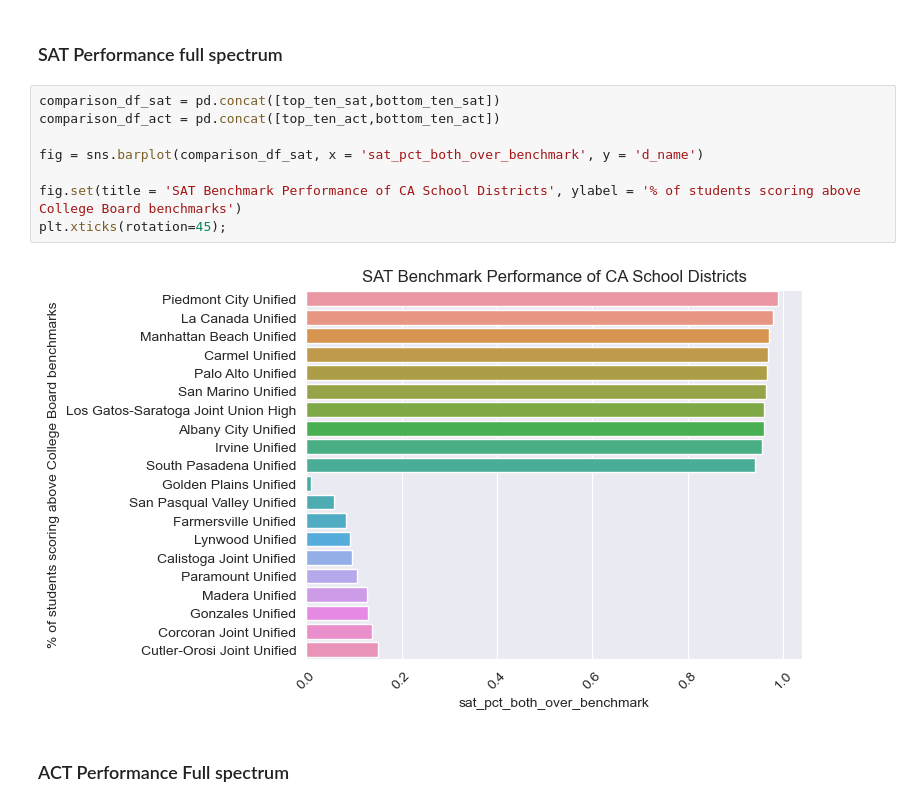
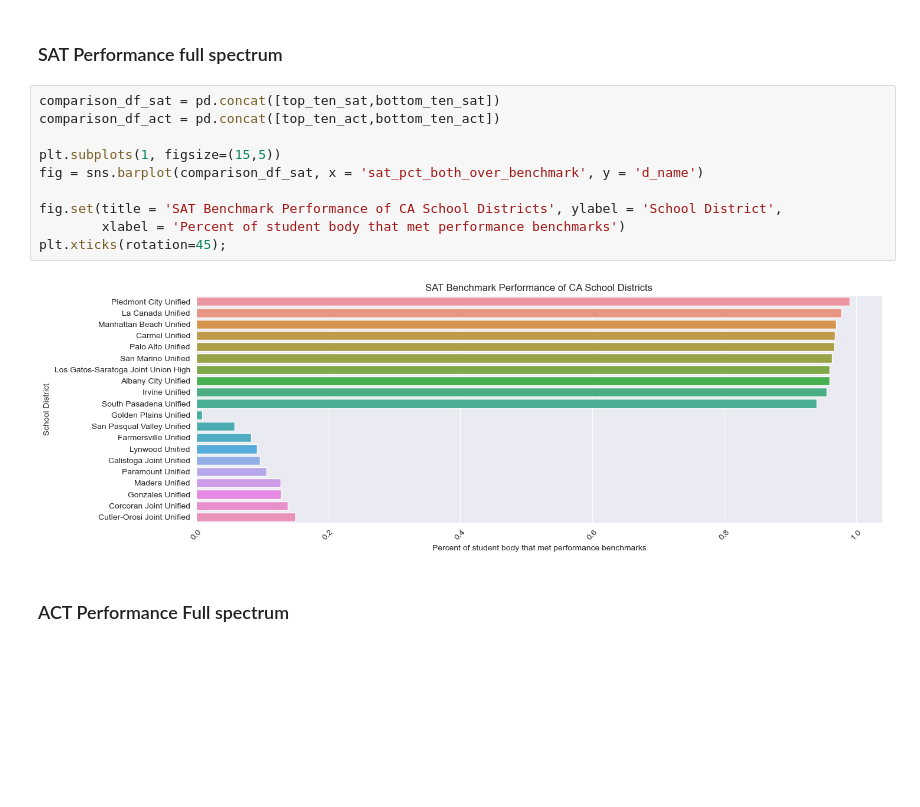
Before and after one commit to AlexSpradling/california_sat_analysis, a Jupyter notebook: code/starter-code Alex.ipynb, the cells around one changed output. Drawn from its saved outputs; the diff is of its cells as text; blank space fills up the shorter version.

```diff
--- a/code/starter-code Alex.ipynb
+++ b/code/starter-code Alex.ipynb
@@ -645,13 +724,15 @@ sns.histplot(final_merged_df, x = 'act_pct_ge_21', stat = 'percent', bins = 20,
 # %%
 comparison_df_sat = pd.concat([top_ten_sat,bottom_ten_sat])
 comparison_df_act = pd.concat([top_ten_act,bottom_ten_act])
 
+plt.subplots(1, figsize=(15,5))
 fig = sns.barplot(comparison_df_sat, x = 'sat_pct_both_over_benchmark', y = 'd_name')
 
-fig.set(title = 'SAT Benchmark Performance of CA School Districts', ylabel = '% of students scoring above College Board benchmarks')
+fig.set(title = 'SAT Benchmark Performance of CA School Districts', ylabel = 'School District',
+        xlabel = 'Percent of student body that met performance benchmarks')
 plt.xticks(rotation=45);
 # %% [output]
-[figure, old version]
+[figure, new version]
 # %% [markdown]
 ### ACT Performance Full spectrum
 # %%
```
Also changed, not shown: parts of 12 cells of this notebook.
